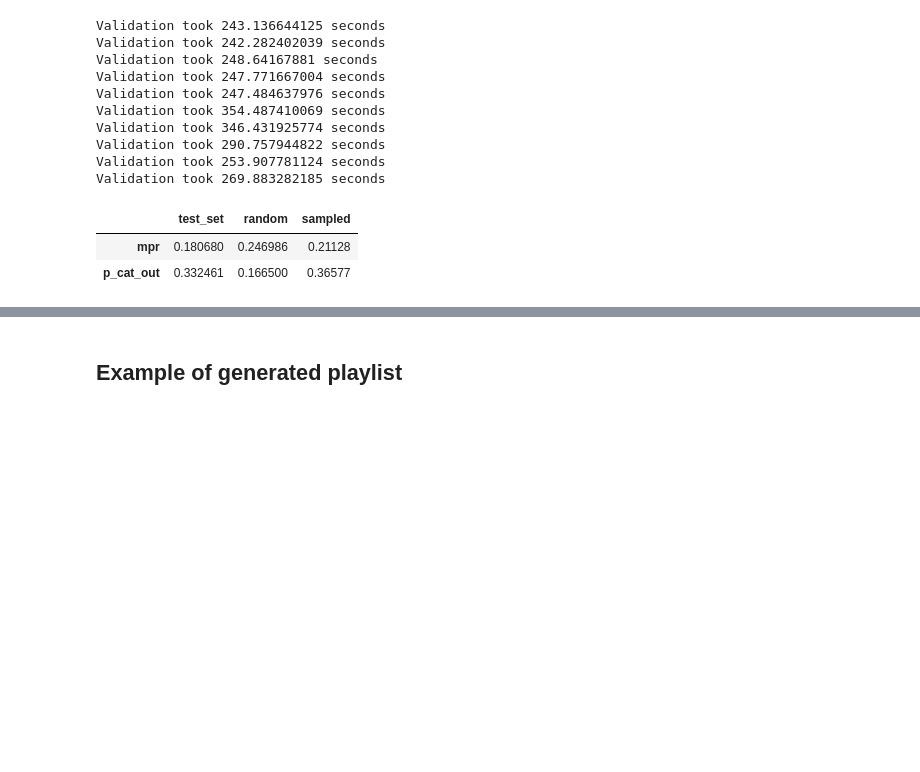
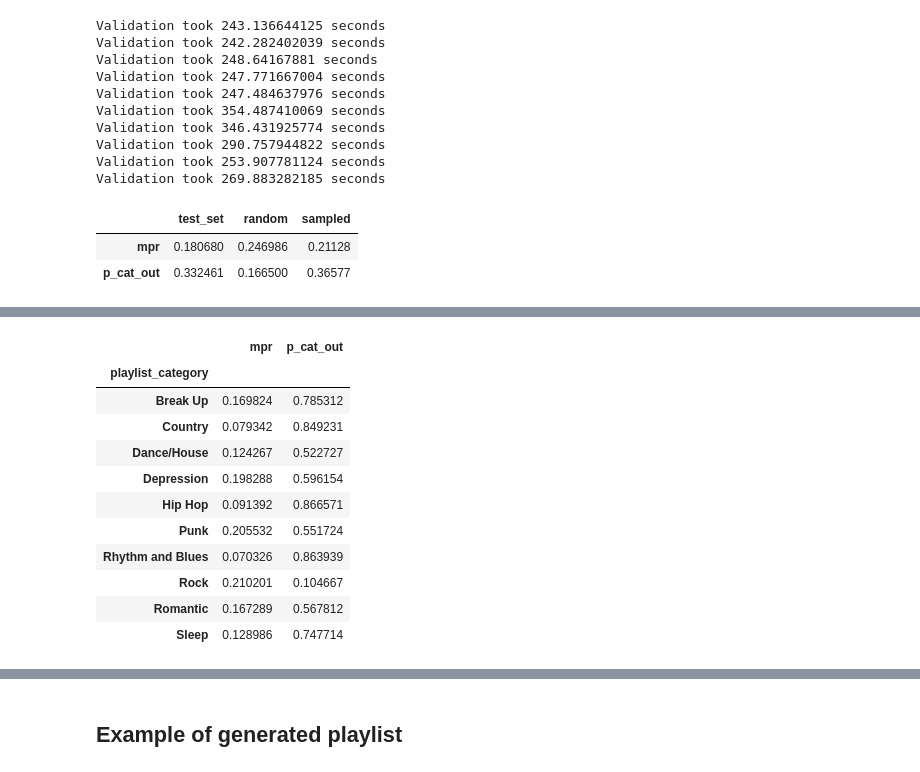
Before and after one commit to kikohs/recog, a Jupyter notebook: notebook/Rec sys.ipynb, the cells around one changed output, grey strips where cells are left out. Cells and saved outputs as stored; diff of their text form; code cells hidden in the pictures; blank space fills up the shorter version.

```diff
--- a/notebook/Rec sys.ipynb
+++ b/notebook/Rec sys.ipynb
@@ -1137,0 +935,15 @@ u'/Users/kikohs/local/aotmv2/dump_medium/experiment1'
+# %%
+with_cat_ours
+# %% [output]
+|  | mpr | p_cat_out |
+| playlist_category |  |  |
+| Break Up | 0.169824 | 0.785312 |
+| Country | 0.079342 | 0.849231 |
+| Dance/House | 0.124267 | 0.522727 |
+| Depression | 0.198288 | 0.596154 |
+| Hip Hop | 0.091392 | 0.866571 |
+| Punk | 0.205532 | 0.551724 |
+| Rhythm and Blues | 0.070326 | 0.863939 |
+| Rock | 0.210201 | 0.104667 |
+| Romantic | 0.167289 | 0.567812 |
+| Sleep | 0.128986 | 0.747714 |
```
Also changed, not shown: parts of 92 cells of this notebook.
